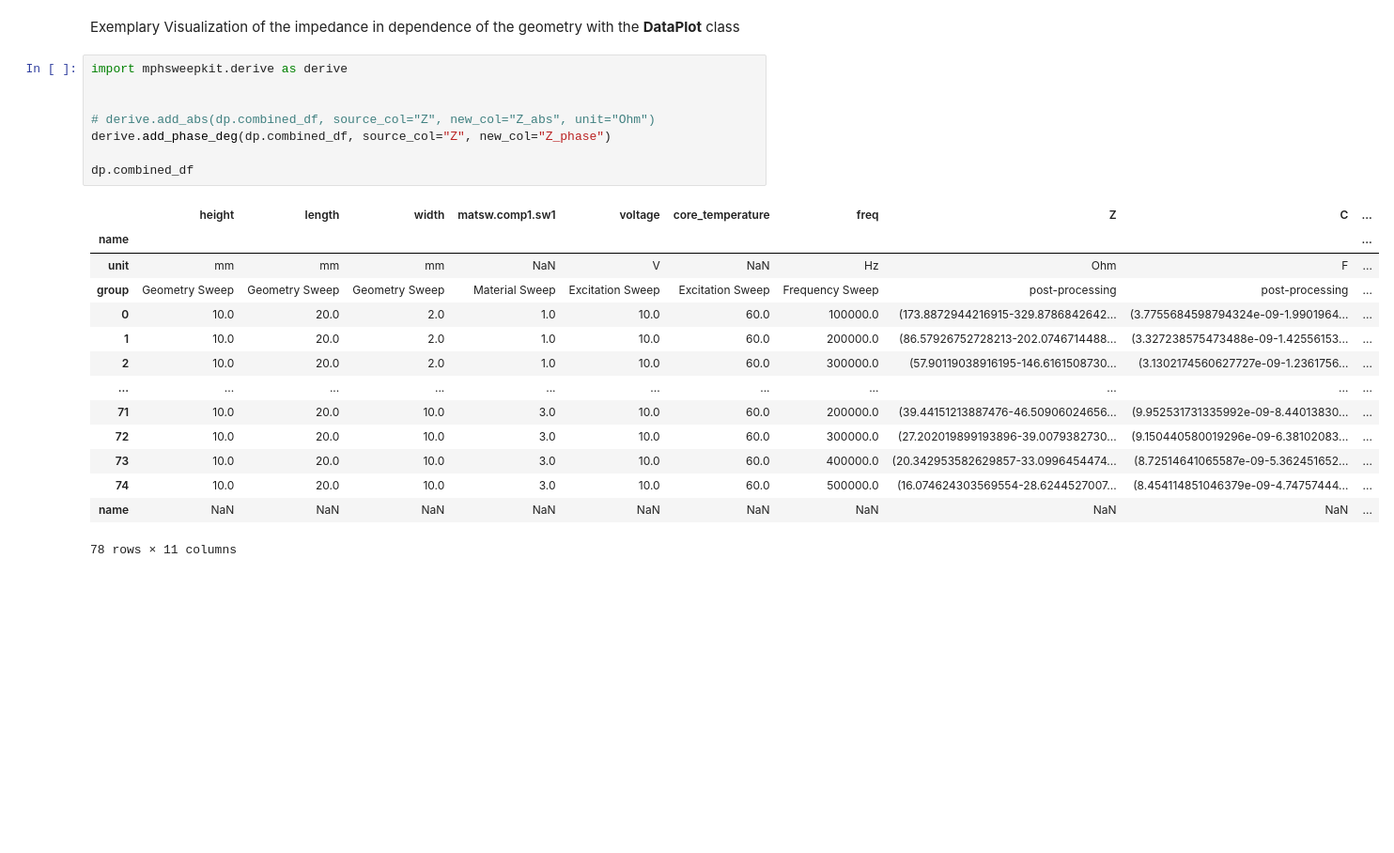
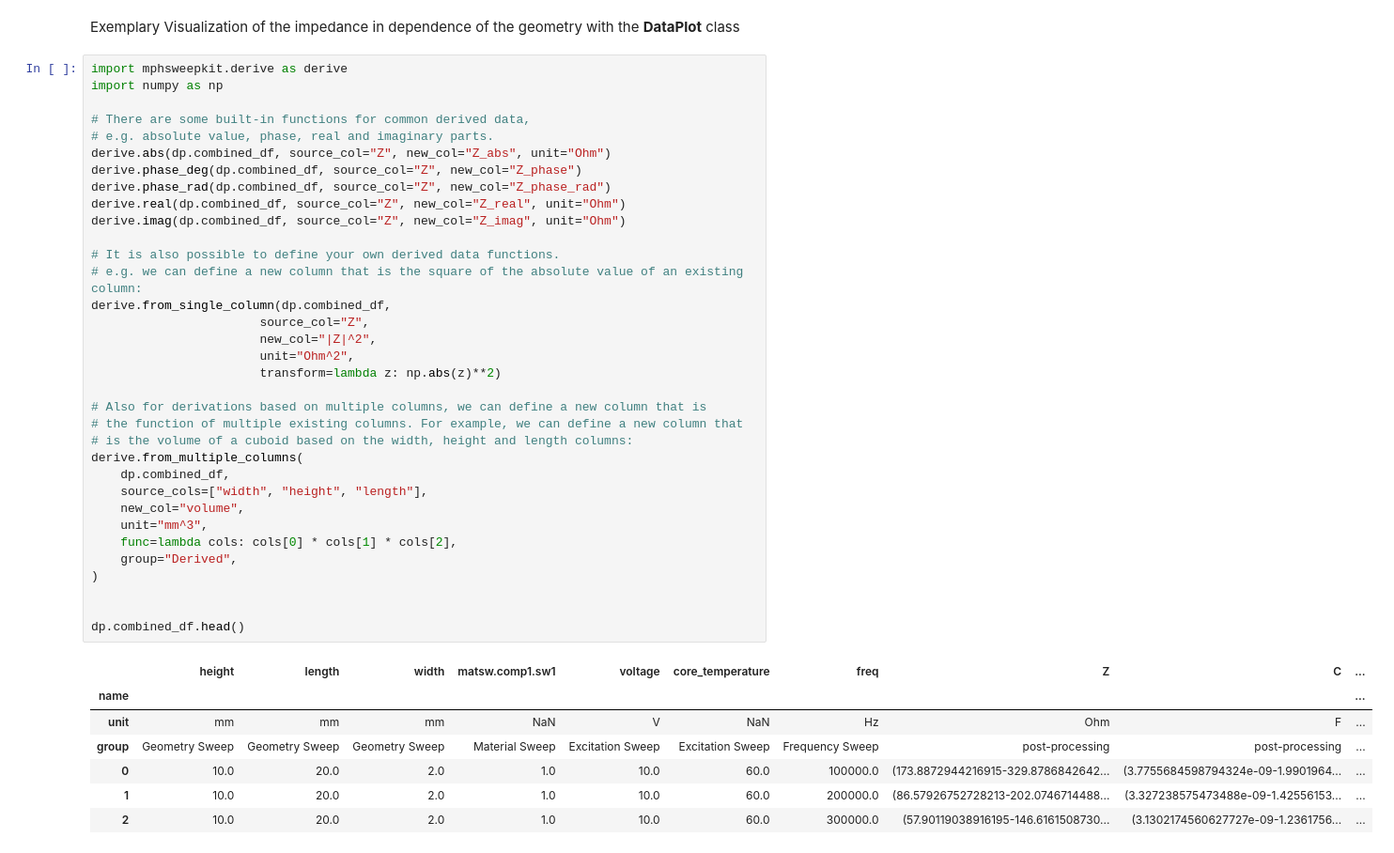
Before and after one commit to upb-lea/MPhSweepKit, a Jupyter notebook: examples/studies/ferrite_plate_capacitor/3_plots.ipynb, the cells around one changed output. Shown at 94% size. Cells and saved outputs as stored; diff of their text form; blank space fills up the shorter version.

Commit message:
modified derivation functions; enabled arbitrary and multiple column derivations

```diff
--- a/examples/studies/ferrite_plate_capacitor/3_plots.ipynb
+++ b/examples/studies/ferrite_plate_capacitor/3_plots.ipynb
@@ -50,27 +53,46 @@ Axis label: Z [Ohm]
 Exemplary Visualization of the impedance in dependence of the geometry with the **DataPlot** class
 # %%
 import mphsweepkit.derive as derive
+import numpy as np
+
+# There are some built-in functions for common derived data,
+# e.g. absolute value, phase, real and imaginary parts.
+derive.abs(dp.combined_df, source_col="Z", new_col="Z_abs", unit="Ohm")
+derive.phase_deg(dp.combined_df, source_col="Z", new_col="Z_phase")
+derive.phase_rad(dp.combined_df, source_col="Z", new_col="Z_phase_rad")
+derive.real(dp.combined_df, source_col="Z", new_col="Z_real", unit="Ohm")
+derive.imag(dp.combined_df, source_col="Z", new_col="Z_imag", unit="Ohm")
+
+# It is also possible to define your own derived data functions.
+# e.g. we can define a new column that is the square of the absolute value of an existing column:
+derive.from_single_column(dp.combined_df,
+                       source_col="Z",
+                       new_col="|Z|^2",
+                       unit="Ohm^2",
+                       transform=lambda z: np.abs(z)**2)
+
+# Also for derivations based on multiple columns, we can define a new column that is
+# the function of multiple existing columns. For example, we can define a new column that
+# is the volume of a cuboid based on the width, height and length columns:
+derive.from_multiple_columns(
+    dp.combined_df,
+    source_cols=["width", "height", "length"],
+    new_col="volume",
+    unit="mm^3",
+    func=lambda cols: cols[0] * cols[1] * cols[2],
+    group="Derived",
+)
 
 
-# derive.add_abs(dp.combined_df, source_col="Z", new_col="Z_abs", unit="Ohm")
-derive.add_phase_deg(dp.combined_df, source_col="Z", new_col="Z_phase")
-
-dp.combined_df
+dp.combined_df.head()
 # %% [output]
 |  | height | length | width | matsw.comp1.sw1 | voltage | core_temperature | freq | Z | C | ... |
 | name |  |  |  |  |  |  |  |  |  | ... |
 | unit | mm | mm | mm | NaN | V | NaN | Hz | Ohm | F | ... |
 | group | Geometry Sweep | Geometry Sweep | Geometry Sweep | Material Sweep | Excitation Sweep | Excitation Sweep | Frequency Sweep | post-processing | post-processing | ... |
 | 0 | 10.0 | 20.0 | 2.0 | 1.0 | 10.0 | 60.0 | 100000.0 | (173.8872944216915-329.8786842642... | (3.7755684598794324e-09-1.9901964... | ... |
 | 1 | 10.0 | 20.0 | 2.0 | 1.0 | 10.0 | 60.0 | 200000.0 | (86.57926752728213-202.0746714488... | (3.327238575473488e-09-1.42556153... | ... |
 | 2 | 10.0 | 20.0 | 2.0 | 1.0 | 10.0 | 60.0 | 300000.0 | (57.90119038916195-146.6161508730... | (3.1302174560627727e-09-1.2361756... | ... |
-| ... | ... | ... | ... | ... | ... | ... | ... | ... | ... | ... |
-| 71 | 10.0 | 20.0 | 10.0 | 3.0 | 10.0 | 60.0 | 200000.0 | (39.44151213887476-46.50906024656... | (9.952531731335992e-09-8.44013830... | ... |
-| 72 | 10.0 | 20.0 | 10.0 | 3.0 | 10.0 | 60.0 | 300000.0 | (27.202019899193896-39.0079382730... | (9.150440580019296e-09-6.38102083... | ... |
-| 73 | 10.0 | 20.0 | 10.0 | 3.0 | 10.0 | 60.0 | 400000.0 | (20.342953582629857-33.0996454474... | (8.72514641065587e-09-5.362451652... | ... |
-| 74 | 10.0 | 20.0 | 10.0 | 3.0 | 10.0 | 60.0 | 500000.0 | (16.074624303569554-28.6244527007... | (8.454114851046379e-09-4.74757444... | ... |
-| name | NaN | NaN | NaN | NaN | NaN | NaN | NaN | NaN | NaN | ... |
-78 rows × 11 columns
 # %%
 fig, ax = plt.subplots(figsize=(17 / 2.54, 10 / 2.54))
 
```
Also changed, not shown: parts of 2 cells of this notebook, 1 other file.
